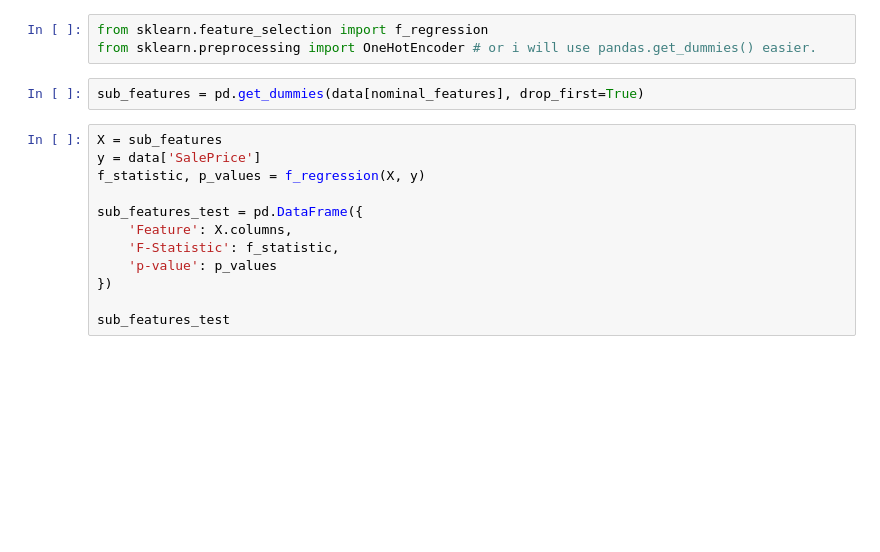
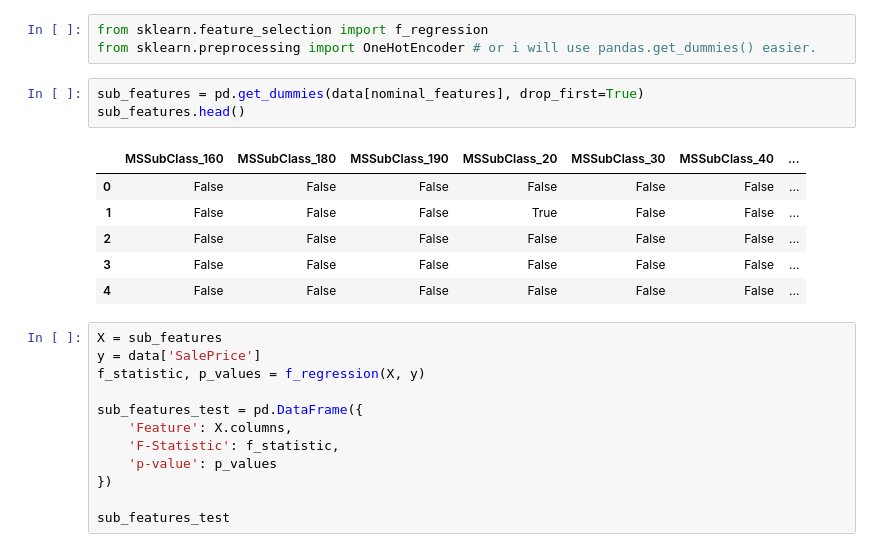
Before and after one commit to KillD00zer/ITI, a Jupyter notebook: LEC 2 task/EDA.ipynb, the cells around one changed output. Cells and saved outputs as stored; diff of their text form; blank space fills up the shorter version.

```diff
--- a/LEC 2 task/EDA.ipynb
+++ b/LEC 2 task/EDA.ipynb
@@ -252,6 +253,14 @@ from sklearn.feature_selection import f_regression
 from sklearn.preprocessing import OneHotEncoder # or i will use pandas.get_dummies() easier.
 # %%
 sub_features = pd.get_dummies(data[nominal_features], drop_first=True)
+sub_features.head()
+# %% [output]
+|  | MSSubClass_160 | MSSubClass_180 | MSSubClass_190 | MSSubClass_20 | MSSubClass_30 | MSSubClass_40 | ... |
+| 0 | False | False | False | False | False | False | ... |
+| 1 | False | False | False | True | False | False | ... |
+| 2 | False | False | False | False | False | False | ... |
+| 3 | False | False | False | False | False | False | ... |
+| 4 | False | False | False | False | False | False | ... |
 # %%
 X = sub_features
 y = data['SalePrice']
```
Also changed, not shown: parts of 18 cells of this notebook, 4 other files.
